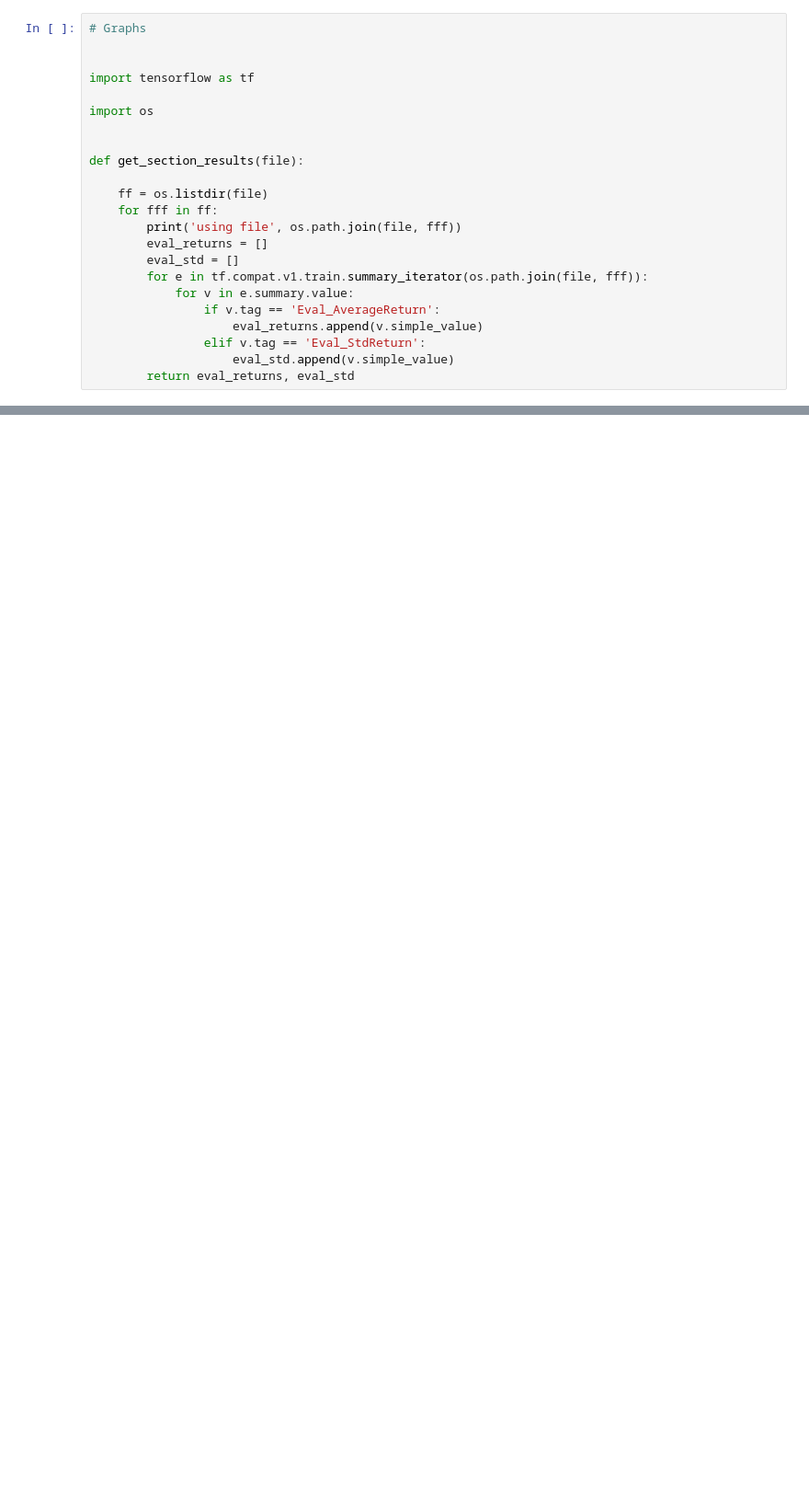
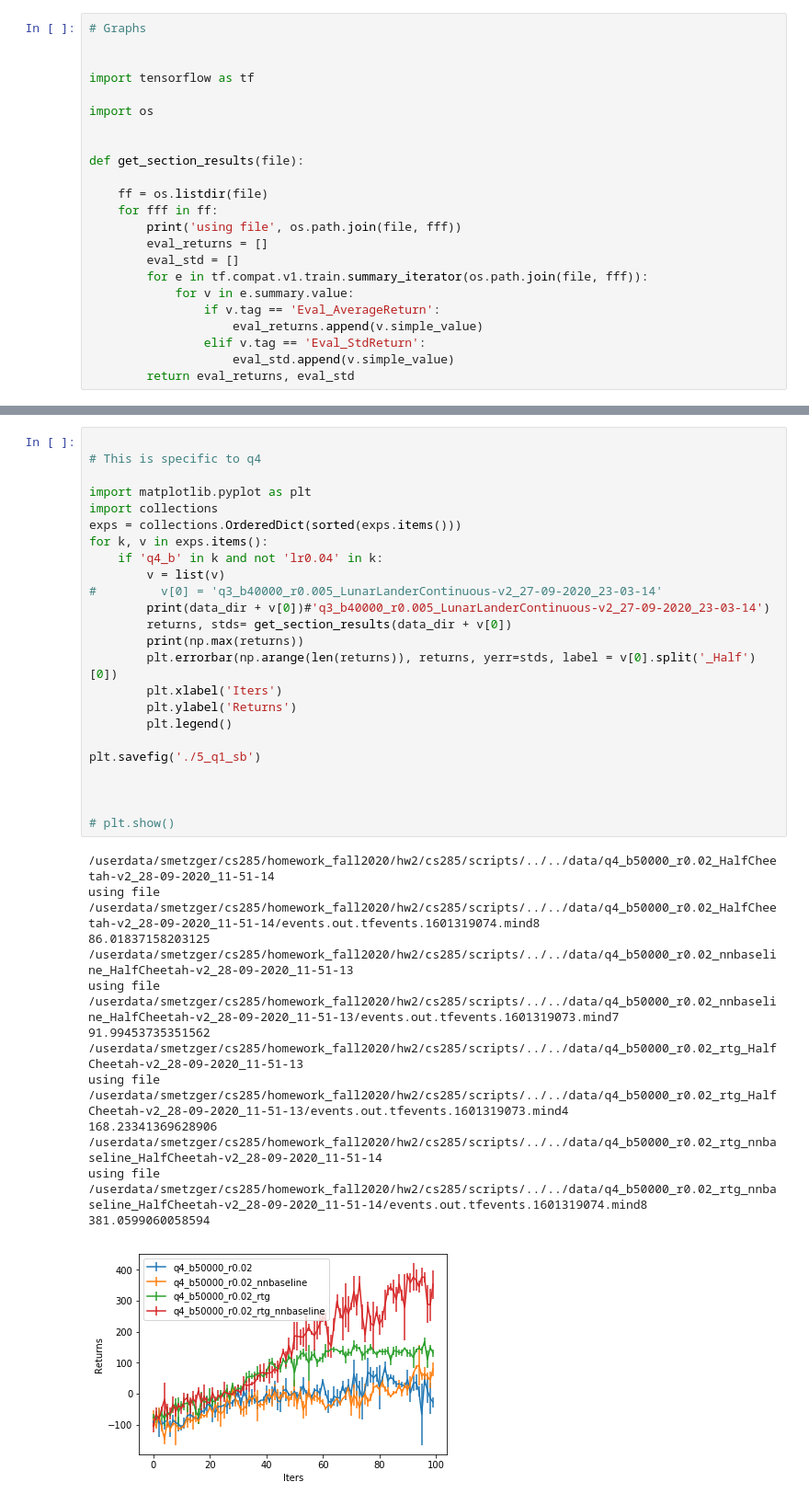
Before and after one commit to sean-metzger/homework_fall2020, a Jupyter notebook: hw2/make_graphs.ipynb, the cells around one changed output, grey strips where cells are left out. Shown at 92% size. Saved outputs shown, nothing was run; the diff lists cells and outputs as text; blank space fills up the shorter version.

```diff
--- a/hw2/make_graphs.ipynb
+++ b/hw2/make_graphs.ipynb
@@ -78,0 +89,38 @@ using file /userdata/smetzger/cs285/homework_fall2020/hw2/cs285/scripts/../../da
+# %%
+
+# This is specific to q4
+
+import matplotlib.pyplot as plt
+import collections
+exps = collections.OrderedDict(sorted(exps.items()))
+for k, v in exps.items():
+    if 'q4_b' in k and not 'lr0.04' in k:
+        v = list(v)
+#         v[0] = 'q3_b40000_r0.005_LunarLanderContinuous-v2_27-09-2020_23-03-14'
+        print(data_dir + v[0])#'q3_b40000_r0.005_LunarLanderContinuous-v2_27-09-2020_23-03-14')
+        returns, stds= get_section_results(data_dir + v[0])
+        print(np.max(returns))
+        plt.errorbar(np.arange(len(returns)), returns, yerr=stds, label = v[0].split('_Half')[0])
+        plt.xlabel('Iters')
+        plt.ylabel('Returns')
+        plt.legend()
+
+plt.savefig('./5_q1_sb')
+
+
+
+# plt.show()
+# %% [output]
+/userdata/smetzger/cs285/homework_fall2020/hw2/cs285/scripts/../../data/q4_b50000_r0.02_HalfCheetah-v2_28-09-2020_11-51-14
+using file /userdata/smetzger/cs285/homework_fall2020/hw2/cs285/scripts/../../data/q4_b50000_r0.02_HalfCheetah-v2_28-09-2020_11-51-14/events.out.tfevents.1601319074.mind8
+86.01837158203125
+/userdata/smetzger/cs285/homework_fall2020/hw2/cs285/scripts/../../data/q4_b50000_r0.02_nnbaseline_HalfCheetah-v2_28-09-2020_11-51-13
+using file /userdata/smetzger/cs285/homework_fall2020/hw2/cs285/scripts/../../data/q4_b50000_r0.02_nnbaseline_HalfCheetah-v2_28-09-2020_11-51-13/events.out.tfevents.1601319073.mind7
+91.99453735351562
+/userdata/smetzger/cs285/homework_fall2020/hw2/cs285/scripts/../../data/q4_b50000_r0.02_rtg_HalfCheetah-v2_28-09-2020_11-51-13
+using file /userdata/smetzger/cs285/homework_fall2020/hw2/cs285/scripts/../../data/q4_b50000_r0.02_rtg_HalfCheetah-v2_28-09-2020_11-51-13/events.out.tfevents.1601319073.mind4
+168.23341369628906
+/userdata/smetzger/cs285/homework_fall2020/hw2/cs285/scripts/../../data/q4_b50000_r0.02_rtg_nnbaseline_HalfCheetah-v2_28-09-2020_11-51-14
+using file /userdata/smetzger/cs285/homework_fall2020/hw2/cs285/scripts/../../data/q4_b50000_r0.02_rtg_nnbaseline_HalfCheetah-v2_28-09-2020_11-51-14/events.out.tfevents.1601319074.mind8
+381.0599060058594
+[figure, added]
```
Also changed, not shown: parts of 3 cells of this notebook, 6 other files.
